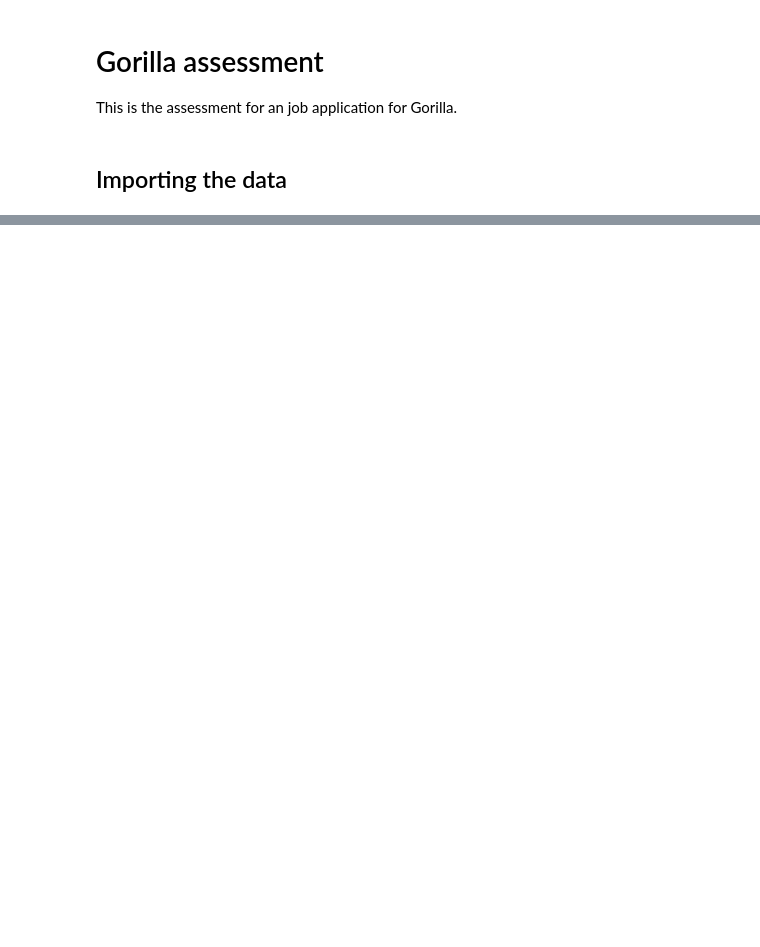
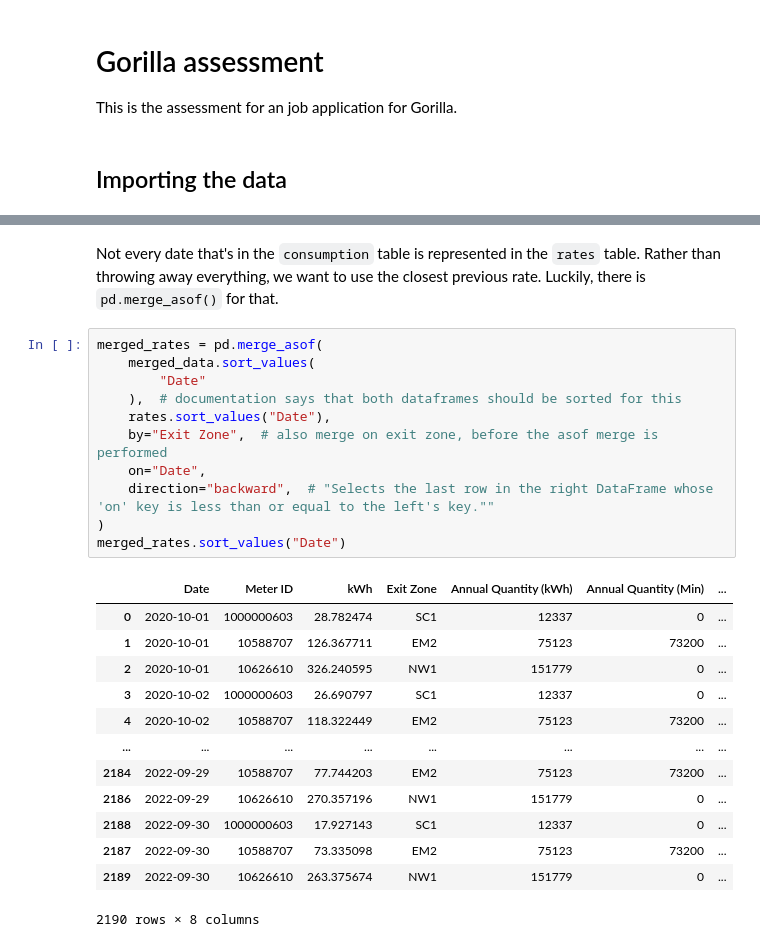
Before and after one commit to brmdv/assessment-gorilla, a Jupyter notebook: Assessment.ipynb, the cells around one changed output, grey strips where cells are left out. Cells and saved outputs as stored; diff of their text form; blank space fills up the shorter version.

```diff
--- a/Assessment.ipynb
+++ b/Assessment.ipynb
@@ -38,0 +184,27 @@ memory usage: 51.5 KB
+# %% [markdown]
+Not every date that's in the `consumption` table is represented in the `rates` table. Rather than throwing away everything, we want to use the closest previous rate. Luckily, there is `pd.merge_asof()` for that.
+# %%
+merged_rates = pd.merge_asof(
+    merged_data.sort_values(
+        "Date"
+    ),  # documentation says that both dataframes should be sorted for this
+    rates.sort_values("Date"),
+    by="Exit Zone",  # also merge on exit zone, before the asof merge is performed
+    on="Date",
+    direction="backward",  # "Selects the last row in the right DataFrame whose 'on' key is less than or equal to the left's key.""
+)
+merged_rates.sort_values("Date")
+# %% [output]
+|  | Date | Meter ID | kWh | Exit Zone | Annual Quantity (kWh) | Annual Quantity (Min) | ... |
+| 0 | 2020-10-01 | 1000000603 | 28.782474 | SC1 | 12337 | 0 | ... |
+| 1 | 2020-10-01 | 10588707 | 126.367711 | EM2 | 75123 | 73200 | ... |
+| 2 | 2020-10-01 | 10626610 | 326.240595 | NW1 | 151779 | 0 | ... |
+| 3 | 2020-10-02 | 1000000603 | 26.690797 | SC1 | 12337 | 0 | ... |
+| 4 | 2020-10-02 | 10588707 | 118.322449 | EM2 | 75123 | 73200 | ... |
+| ... | ... | ... | ... | ... | ... | ... | ... |
+| 2184 | 2022-09-29 | 10588707 | 77.744203 | EM2 | 75123 | 73200 | ... |
+| 2186 | 2022-09-29 | 10626610 | 270.357196 | NW1 | 151779 | 0 | ... |
+| 2188 | 2022-09-30 | 1000000603 | 17.927143 | SC1 | 12337 | 0 | ... |
+| 2187 | 2022-09-30 | 10588707 | 73.335098 | EM2 | 75123 | 73200 | ... |
+| 2189 | 2022-09-30 | 10626610 | 263.375674 | NW1 | 151779 | 0 | ... |
+2190 rows × 8 columns
```
Also changed, not shown: parts of 36 cells of this notebook.
